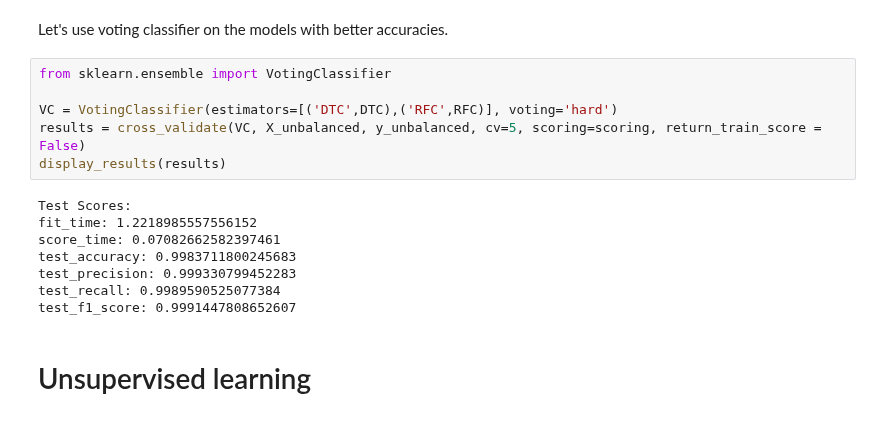
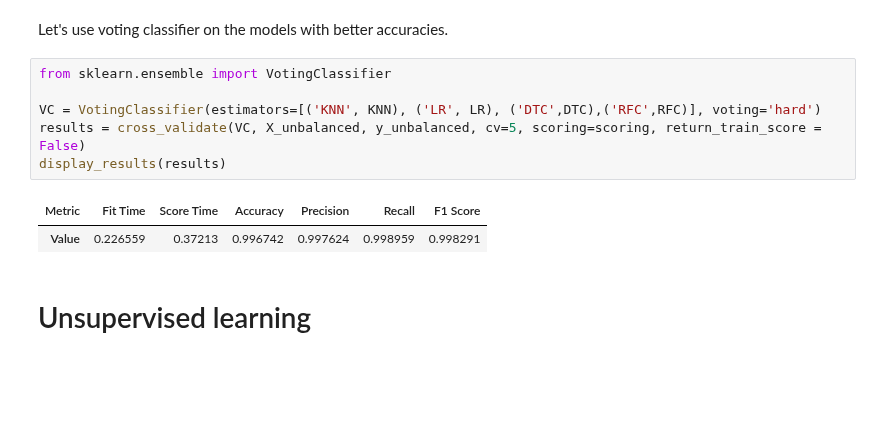
Before and after one commit to phoenixday/ml-algorithms, a Jupyter notebook: network-anomaly-detection.ipynb, the cells around one changed output. Saved outputs shown, nothing was run; the diff lists cells and outputs as text; blank space fills up the shorter version.

```diff
--- a/network-anomaly-detection.ipynb
+++ b/network-anomaly-detection.ipynb
@@ -405,17 +359,12 @@ Let's use voting classifier on the models with better accuracies.
 # %%
 from sklearn.ensemble import VotingClassifier
 
-VC = VotingClassifier(estimators=[('DTC',DTC),('RFC',RFC)], voting='hard')
+VC = VotingClassifier(estimators=[('KNN', KNN), ('LR', LR), ('DTC',DTC),('RFC',RFC)], voting='hard')
 results = cross_validate(VC, X_unbalanced, y_unbalanced, cv=5, scoring=scoring, return_train_score = False)
 display_results(results)
 # %% [output]
-Test Scores:
-fit_time: 1.2218985557556152
-score_time: 0.07082662582397461
-test_accuracy: 0.9983711800245683
-test_precision: 0.999330799452283
-test_recall: 0.9989590525077384
-test_f1_score: 0.9991447808652607
+| Metric | Fit Time | Score Time | Accuracy | Precision | Recall | F1 Score |
+| Value | 0.226559 | 0.37213 | 0.996742 | 0.997624 | 0.998959 | 0.998291 |
 # %% [markdown]
 # Unsupervised learning
 # %% [markdown]
```
Also changed, not shown: parts of 36 cells of this notebook.
